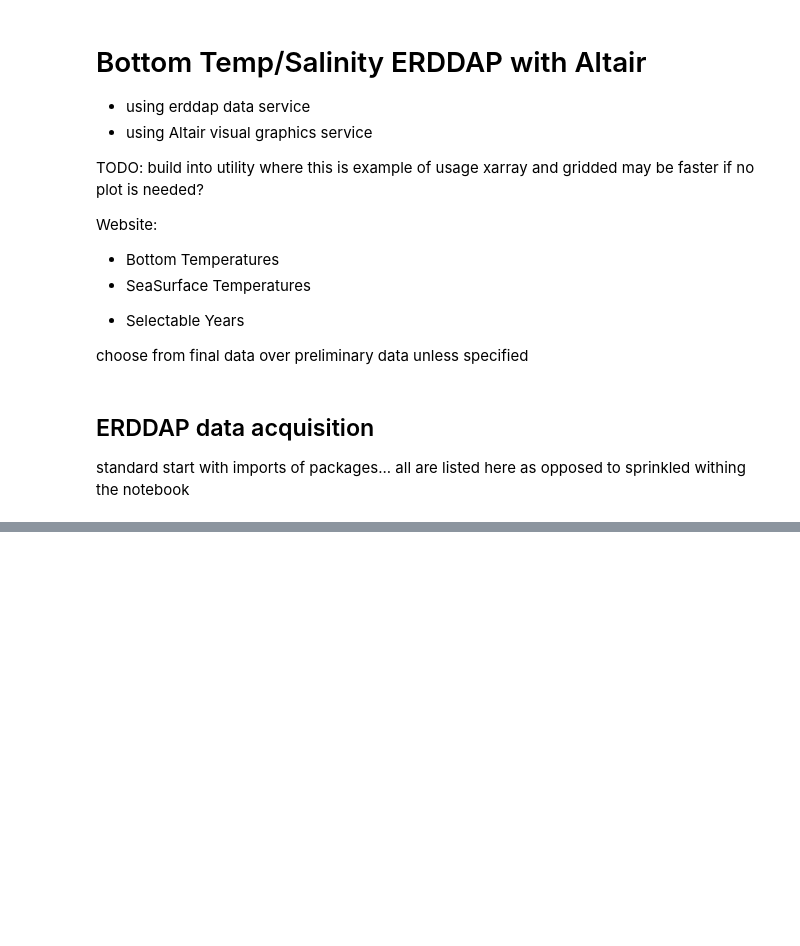
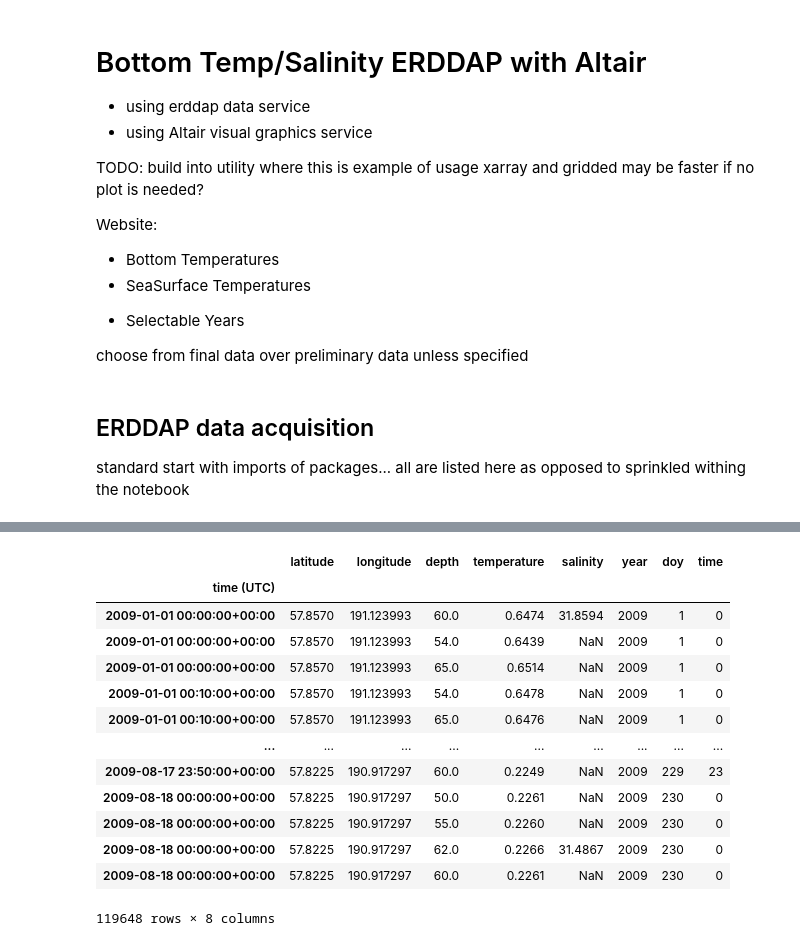
Before and after one commit to NOAA-PMEL/EcoFOCI_Jupyter_Notebooks, a Jupyter notebook: EcoFOCI_Moorings/DataProducts/BottomTempSal/AltairpERDDAP_FOCI_BottomTandS.ipynb, the cells around one changed output, grey strips where cells are left out. Drawn from its saved outputs; the diff is of its cells as text; code cells hidden in the pictures; blank space fills up the shorter version.

```diff
--- a/EcoFOCI_Moorings/DataProducts/BottomTempSal/AltairpERDDAP_FOCI_BottomTandS.ipynb
+++ b/EcoFOCI_Moorings/DataProducts/BottomTempSal/AltairpERDDAP_FOCI_BottomTandS.ipynb
@@ -30,15 +31,15 @@ import palettable
 # %%
 ## settings (move to yaml file for routines)
 
-server_url = 'http://thundersnow.pmel.noaa.gov:8080/erddap'
+server_url = 'http://akutan.pmel.noaa.gov:8080/erddap'
 maxdepth = 50 #keep all data below this depth
-site_str = 'M5'
+site_str = 'M4'
 region = 'bs'
-substring = ['bs5','bs5'] #search substring useful for M2
+substring = ['bsm4','bs4'] #search substring useful for M2
 #prelim=['13bs2c','14bs2c','15bsm2a','16bs2c','17bs2c','17bsm2a','18bsm2a'] #specify mooring deployments to use prelim data (mostly due to salinity)
 #prelim=['16bs8','17bs8','18bs8']
-#prelim=['16bs4','17bs4','18bs4']
-prelim=['13bs5a','14bs5a','16bs5','17bs5','18bs5']
+prelim=['16bs4','17bs4','18bs4']
+#prelim=['13bs5a','14bs5a','16bs5','17bs5','18bs5']
 
 #this elimnates bad salinity but
 sal_temp_QC = True
@@ -146,7 +147,7 @@ for dataset_id in sorted(df['Dataset ID'].values):
                 if '17bs4b' in dataset_id:
                     df_m=df_m['2017-9-30':'2018-10-1']
                 if '18bs4b' in dataset_id:
-                    df_m=df_m['2018-10-12':'2018-9-23']
+                    df_m=df_m['2018-10-12':'2020-9-02']
 
                 if '13bs5a' in dataset_id:
                     df_m=df_m['2013-8-18':'2014-10-16']
@@ -205,0 +195,17 @@ df_merged.describe()
+# %%
+df_merged[df_merged['year']==2009]
+# %% [output]
+|  | latitude | longitude | depth | temperature | salinity | year | doy | time |
+| time (UTC) |  |  |  |  |  |  |  |  |
+| 2009-01-01 00:00:00+00:00 | 57.8570 | 191.123993 | 60.0 | 0.6474 | 31.8594 | 2009 | 1 | 0 |
+| 2009-01-01 00:00:00+00:00 | 57.8570 | 191.123993 | 54.0 | 0.6439 | NaN | 2009 | 1 | 0 |
+| 2009-01-01 00:00:00+00:00 | 57.8570 | 191.123993 | 65.0 | 0.6514 | NaN | 2009 | 1 | 0 |
+| 2009-01-01 00:10:00+00:00 | 57.8570 | 191.123993 | 54.0 | 0.6478 | NaN | 2009 | 1 | 0 |
+| 2009-01-01 00:10:00+00:00 | 57.8570 | 191.123993 | 65.0 | 0.6476 | NaN | 2009 | 1 | 0 |
+| ... | ... | ... | ... | ... | ... | ... | ... | ... |
+| 2009-08-17 23:50:00+00:00 | 57.8225 | 190.917297 | 60.0 | 0.2249 | NaN | 2009 | 229 | 23 |
+| 2009-08-18 00:00:00+00:00 | 57.8225 | 190.917297 | 50.0 | 0.2261 | NaN | 2009 | 230 | 0 |
+| 2009-08-18 00:00:00+00:00 | 57.8225 | 190.917297 | 55.0 | 0.2260 | NaN | 2009 | 230 | 0 |
+| 2009-08-18 00:00:00+00:00 | 57.8225 | 190.917297 | 62.0 | 0.2266 | 31.4867 | 2009 | 230 | 0 |
+| 2009-08-18 00:00:00+00:00 | 57.8225 | 190.917297 | 60.0 | 0.2261 | NaN | 2009 | 230 | 0 |
+119648 rows × 8 columns
```
Also changed, not shown: parts of 8 cells of this notebook, 19 other files.
